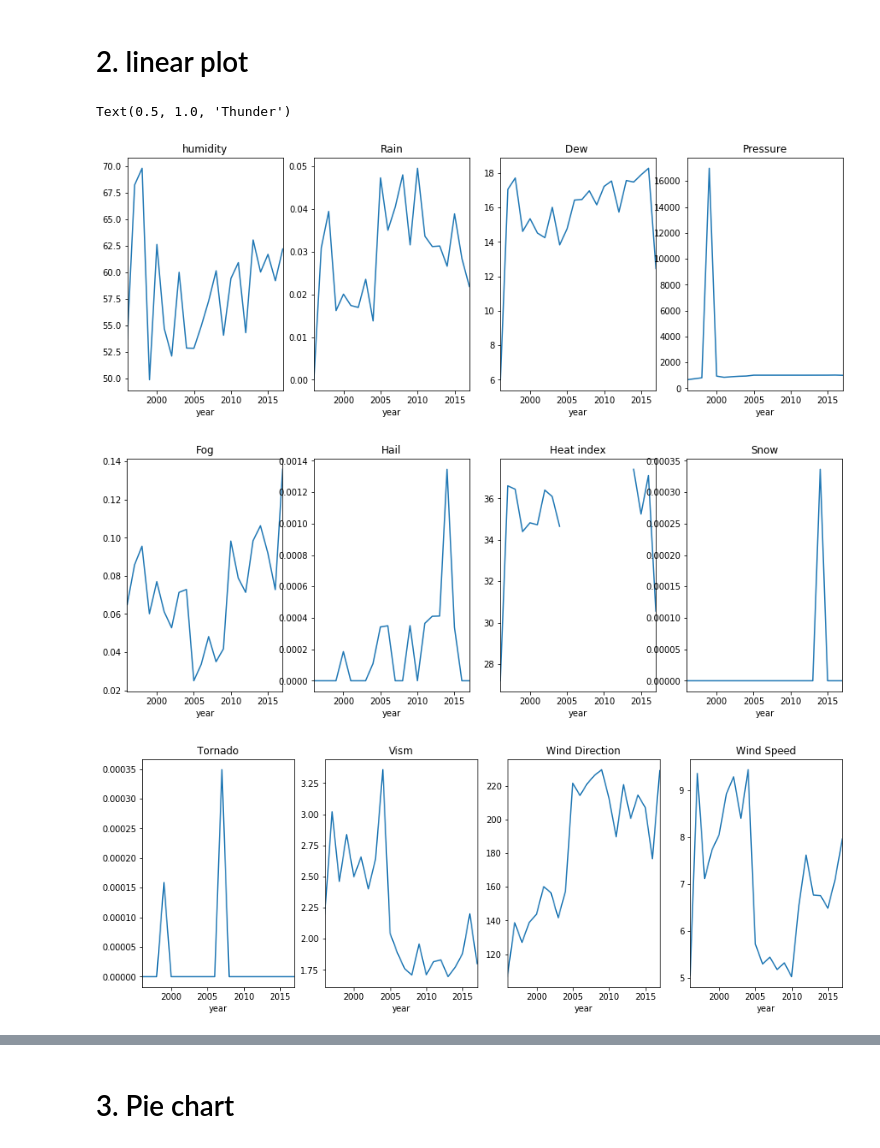
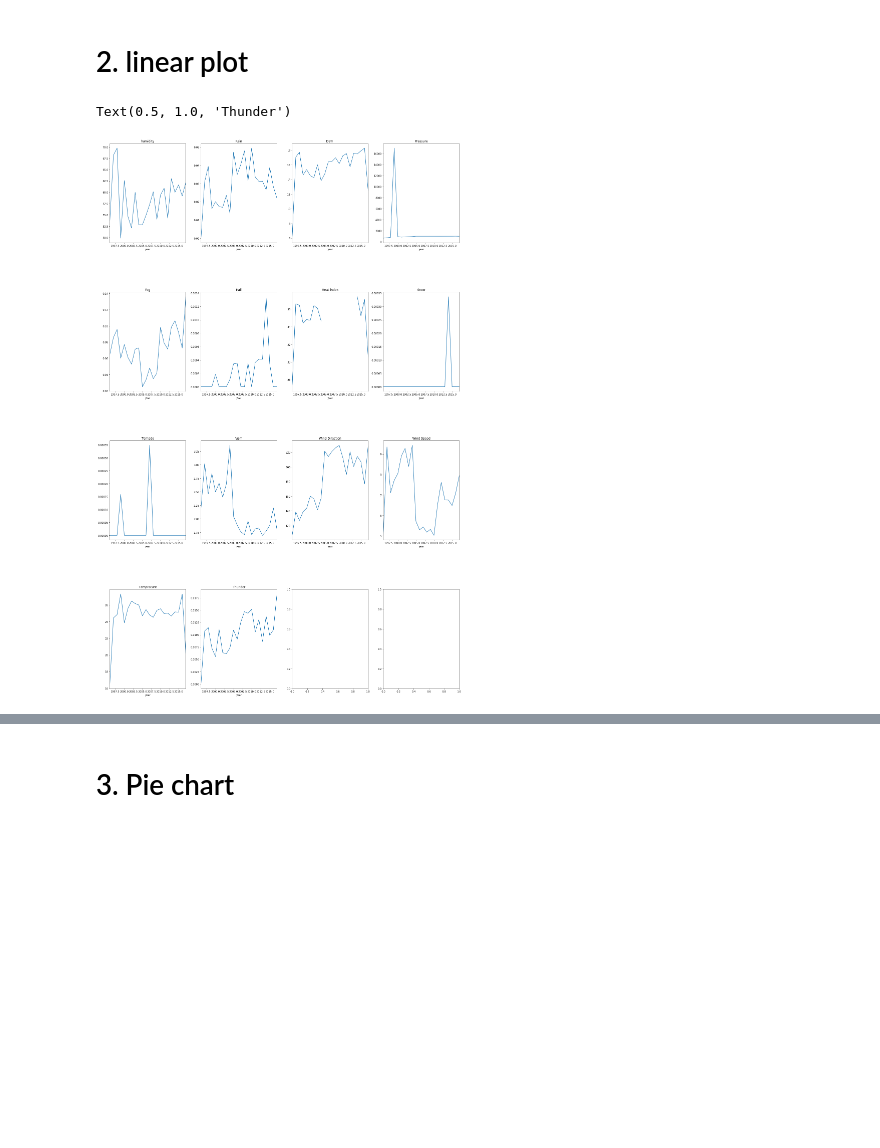
Before and after one commit to tanishm20/assignment4, a Jupyter notebook: Assingment 4 part 2.ipynb, the cells around one changed output, grey strips where cells are left out. Saved outputs shown, nothing was run; the diff lists cells and outputs as text; code cells hidden in the pictures; blank space fills up the shorter version.

```diff
--- a/Assingment 4 part 2.ipynb
+++ b/Assingment 4 part 2.ipynb
@@ -52,45 +52,36 @@ data.head()
 # 2. linear plot
 # %%
 year_humi = data.groupby(data.year).mean()
-fig,axes = plt.subplots(nrows=1,ncols=4,figsize=(15,5))
-fig.subplots_adjust(hspace=0.8)
-year_humi['_hum'].plot(ax = axes[0])
-axes[0].set_title("humidity")
-year_humi['_rain'].plot(ax = axes[1])
-axes[1].set_title("Rain")
-year_humi['_dewptm'].plot(ax = axes[2])
-axes[2].set_title("Dew ")
-year_humi['_pressurem'].plot(ax = axes[3])
-axes[3].set_title("Pressure")
-fig,axe = plt.subplots(nrows=1,ncols=4,figsize=(15,5))
-year_humi['_fog'].plot(ax = axe[0])
-axe[0].set_title("Fog")
-year_humi['_hail'].plot(ax = axe[1])
-axe[1].set_title("Hail")
-year_humi['_heatindexm'].plot(ax = axe[2])
-axe[2].set_title("Heat index")
-year_humi['_snow'].plot(ax = axe[3])
-axe[3].set_title("Snow")
-fig,ax = plt.subplots(nrows=1,ncols=4,figsize=(15,5))
-year_humi['_tornado'].plot(ax = ax[0])
-ax[0].set_title("Tornado")
-year_humi['_vism'].plot(ax = ax[1])
-ax[1].set_title("Vism")
-year_humi['_wdird'].plot(ax = ax[2])
-ax[2].set_title("Wind Direction")
-year_humi['_wspdm'].plot(ax = ax[3])
-ax[3].set_title("Wind Speed")
-fig,a = plt.subplots(nrows=1,ncols=2,figsize=(8,5))
-year_humi['_tempm'].plot(ax = a[0])
-a[0].set_title("Temprature")
-year_humi['_thunder'].plot(ax = a[1])
-a[1].set_title("Thunder")
-
-
-#plt.title('Delhi Average Humidity by year')
-#plt.xlabel('year')
+fig,axes = plt.subplots(nrows=4,ncols=4,figsize=(25,40))
+fig.subplots_adjust(hspace=0.5)
+year_humi['_hum'].plot(ax = axes[0,0])
+axes[0,0].set_title("humidity")
+year_humi['_rain'].plot(ax = axes[0,1])
+axes[0,1].set_title("Rain")
+year_humi['_dewptm'].plot(ax = axes[0,2])
+axes[0,2].set_title("Dew ")
+year_humi['_pressurem'].plot(ax = axes[0,3])
+axes[0,3].set_title("Pressure")
+year_humi['_fog'].plot(ax = axes[1,0])
+axes[1,0].set_title("Fog")
+year_humi['_hail'].plot(ax = axes[1,1])
+axes[1,1].set_title("Hail")
+year_humi['_heatindexm'].plot(ax = axes[1,2])
+axes[1,2].set_title("Heat index")
+year_humi['_snow'].plot(ax = axes[1,3])
+axes[1,3].set_title("Snow")
+year_humi['_tornado'].plot(ax = axes[2,0])
+axes[2,0].set_title("Tornado")
+year_humi['_vism'].plot(ax = axes[2,1])
+axes[2,1].set_title("Vism")
+year_humi['_wdird'].plot(ax = axes[2,2])
+axes[2,2].set_title("Wind Direction")
+year_humi['_wspdm'].plot(ax = axes[2,3])
+axes[2,3].set_title("Wind Speed")
+year_humi['_tempm'].plot(ax = axes[3,0])
+axes[3,0].set_title("Temprature")
+year_humi['_thunder'].plot(ax = axes[3,1])
+axes[3,1].set_title("Thunder")
 # %% [output]
 Text(0.5, 1.0, 'Thunder')
-[figure, old version]
+[figure, new version]
-[figure, removed]
-[figure, removed]
```
Also changed, not shown: parts of 1 cell of this notebook.
